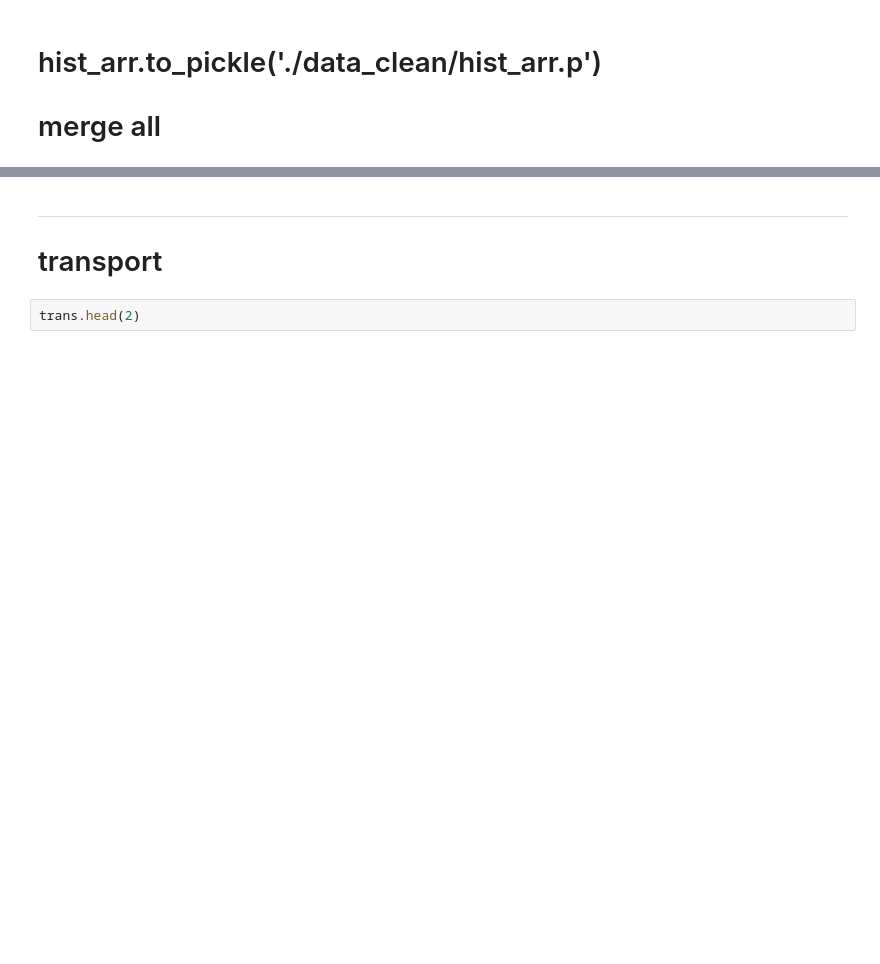
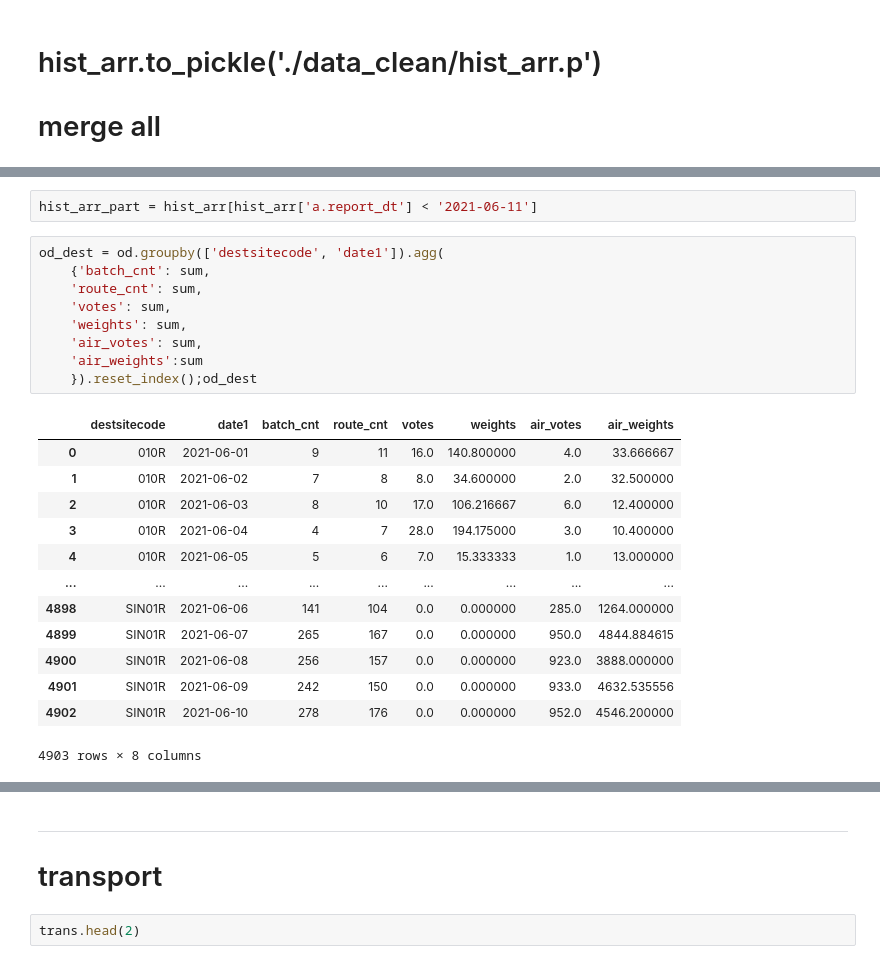
Before and after one commit to fyenne/play7_comp, a Jupyter notebook: data_clea.ipynb, the cells around one changed output, grey strips where cells are left out. Drawn from its saved outputs; the diff is of its cells as text; blank space fills up the shorter version.

```diff
--- a/data_clea.ipynb
+++ b/data_clea.ipynb
@@ -182,0 +205,25 @@ hist_arr.merge(od, left_on = ['a.report_dt', 'a.zonecode'], right_on = '')
+# %%
+hist_arr_part = hist_arr[hist_arr['a.report_dt'] < '2021-06-11']
+# %%
+od_dest = od.groupby(['destsitecode', 'date1']).agg(
+    {'batch_cnt': sum,
+    'route_cnt': sum,
+    'votes': sum,
+    'weights': sum,
+    'air_votes': sum,
+    'air_weights':sum
+    }).reset_index();od_dest
+# %% [output]
+|  | destsitecode | date1 | batch_cnt | route_cnt | votes | weights | air_votes | air_weights |
+| 0 | 010R | 2021-06-01 | 9 | 11 | 16.0 | 140.800000 | 4.0 | 33.666667 |
+| 1 | 010R | 2021-06-02 | 7 | 8 | 8.0 | 34.600000 | 2.0 | 32.500000 |
+| 2 | 010R | 2021-06-03 | 8 | 10 | 17.0 | 106.216667 | 6.0 | 12.400000 |
+| 3 | 010R | 2021-06-04 | 4 | 7 | 28.0 | 194.175000 | 3.0 | 10.400000 |
+| 4 | 010R | 2021-06-05 | 5 | 6 | 7.0 | 15.333333 | 1.0 | 13.000000 |
+| ... | ... | ... | ... | ... | ... | ... | ... | ... |
+| 4898 | SIN01R | 2021-06-06 | 141 | 104 | 0.0 | 0.000000 | 285.0 | 1264.000000 |
+| 4899 | SIN01R | 2021-06-07 | 265 | 167 | 0.0 | 0.000000 | 950.0 | 4844.884615 |
+| 4900 | SIN01R | 2021-06-08 | 256 | 157 | 0.0 | 0.000000 | 923.0 | 3888.000000 |
+| 4901 | SIN01R | 2021-06-09 | 242 | 150 | 0.0 | 0.000000 | 933.0 | 4632.535556 |
+| 4902 | SIN01R | 2021-06-10 | 278 | 176 | 0.0 | 0.000000 | 952.0 | 4546.200000 |
+4903 rows × 8 columns
```
Also changed, not shown: parts of 18 cells of this notebook.
